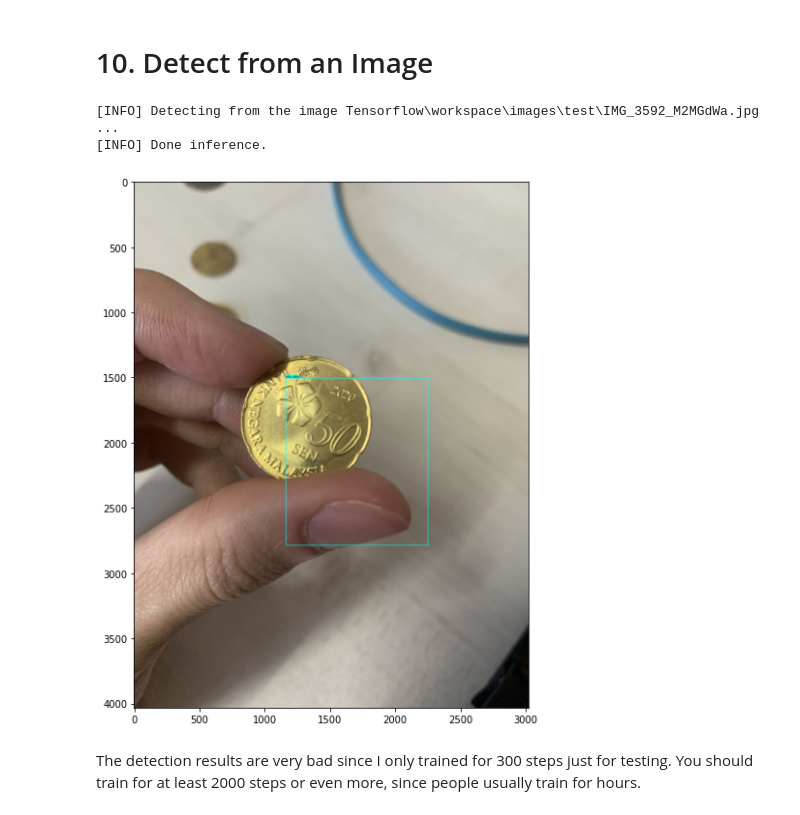
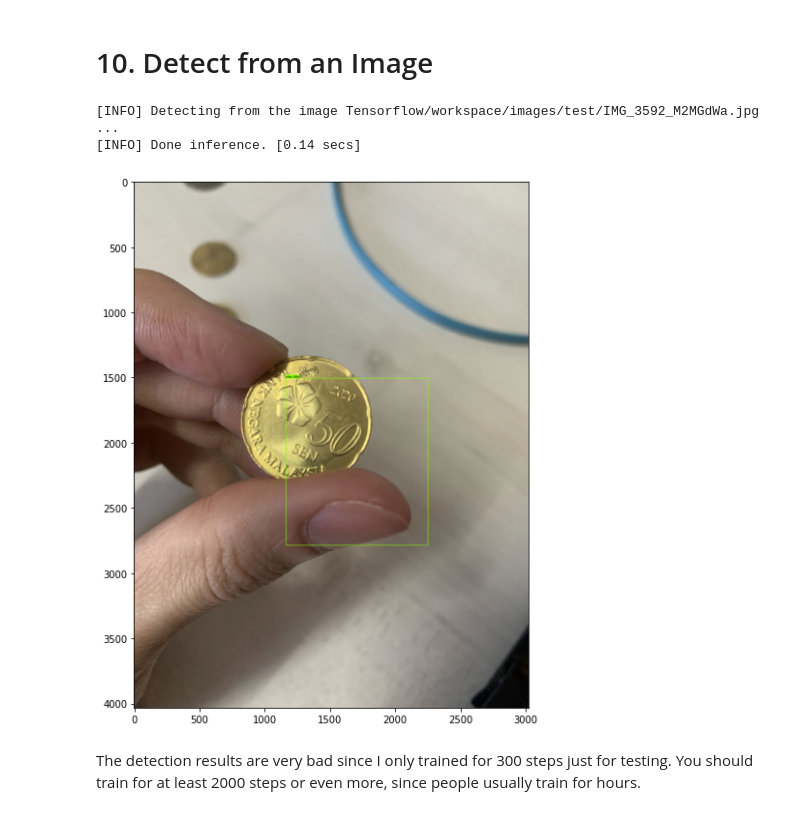
Before and after one commit to ansonnn07/object-detection, a Jupyter notebook: 2. Training and Detection.ipynb, the cells around one changed output. Cells and saved outputs as stored; diff of their text form; code cells hidden in the pictures.

```diff
--- a/2. Training and Detection.ipynb
+++ b/2. Training and Detection.ipynb
@@ -460,14 +477,6 @@ category_index
 # %%
 from imutils.paths import list_images
 import numpy as np
-
-# setting min confidence threshold
-MIN_CONF_THRESH=.6
-
-# Image file for inference
-img_paths = list(list_images(os.path.join(paths["IMAGE_PATH"], 'test')))
-# img_path = np.random.choice(img_paths)
-img_path = r"Tensorflow\workspace\images\test\IMG_3592_M2MGdWa.jpg"
 
 def load_image_into_numpy_array(path):
     """Load an image from file into a numpy array.
@@ -483,6 +492,7 @@ def load_image_into_numpy_array(path):
     return np.array(img)
 
 def detect(image_np):
+    start_t = time.perf_counter()
     # Running the infernce on the image specified in the  image path
     # The input needs to be a tensor, convert it using `tf.convert_to_tensor`.
     input_tensor = tf.convert_to_tensor(image_np)
@@ -491,7 +501,6 @@ def detect(image_np):
     # input_tensor = tf.expand_dims(input_tensor, 0)
 
     # running detection using the loaded model
-    print(f"[INFO] Detecting from the image {img_path} ...")
     detections = detect_fn(input_tensor)
 
     # All outputs are batches tensors.
@@ -505,38 +514,52 @@ def detect(image_np):
     # detection_classes should be ints.
     detections['detection_classes'] = detections['detection_classes'].astype(np.int64)
     #print(detections['detection_classes'])
-    print('[INFO] Done inference.')
+    end_t = time.perf_counter()
+    print(f'[INFO] Done inference. [{end_t - start_t:.2f} secs]')
 
     return detections
 
-def draw_results(detections, image_np):
+def draw_results(detections, image_np, min_score_thresh=0.6):
     label_id_offset = 1
     image_np_with_detections = image_np.copy()
     viz_utils.visualize_boxes_and_labels_on_image_array(
                 image_np_with_detections,
                 detections['detection_boxes'],
-                detections['detection_classes'] + label_id_offset,
-                # detections['detection_classes'],
+                # detections['detection_classes'] + label_id_offset,
+                detections['detection_classes'],
                 detections['detection_scores'],
                 category_index,
                 use_normalized_coordinates=True,
-                max_boxes_to_draw=5,
-                min_score_thresh=MIN_CONF_THRESH,
+                max_boxes_to_draw=20,
+                min_score_thresh=min_score_thresh,
                 agnostic_mode=False
     )
     return image_np_with_detections
-
-image_np = load_image_into_numpy_array(img_path)
-detections = detect(image_np)
-image_np_with_detections = draw_results(detections, image_np)
-
-fig = plt.figure()
-fig.set_size_inches(10, 10)
-plt.imshow(image_np_with_detections)
-plt.show()
-# %% [output]
-[INFO] Detecting from the image Tensorflow\workspace\images\test\IMG_3592_M2MGdWa.jpg ...
-[INFO] Done inference.
-[figure, removed]
+# %%
+## Inference for a single image
+
+# setting min confidence threshold
+# lower this to obtain more detections
+MIN_CONF_THRESH=0.5
+
+# ## Randomly select one image from the img_paths
+# img_paths = list(list_images(os.path.join(paths["IMAGE_PATH"], 'test')))
+# img_path = np.random.choice(img_paths)
+## Or specifically select one image
+img_path = r"Tensorflow/workspace/images/test/IMG_3592_M2MGdWa.jpg"
+
+image_np = load_image_into_numpy_array(img_path)
+print(f"[INFO] Detecting from the image {img_path} ...")
+detections = detect(image_np)
+image_np_with_detections = draw_results(detections, image_np, MIN_CONF_THRESH)
+
+fig = plt.figure()
+fig.set_size_inches(10, 10)
+plt.imshow(image_np_with_detections)
+plt.show()
+# %% [output]
+[INFO] Detecting from the image Tensorflow/workspace/images/test/IMG_3592_M2MGdWa.jpg ...
+[INFO] Done inference. [0.14 secs]
+[figure, added]
 # %% [markdown]
 The detection results are very bad since I only trained for 300 steps just for testing. You should train for at least 2000 steps or even more, since people usually train for hours.
```
Also changed, not shown: parts of 12 cells of this notebook, 10 other files.
